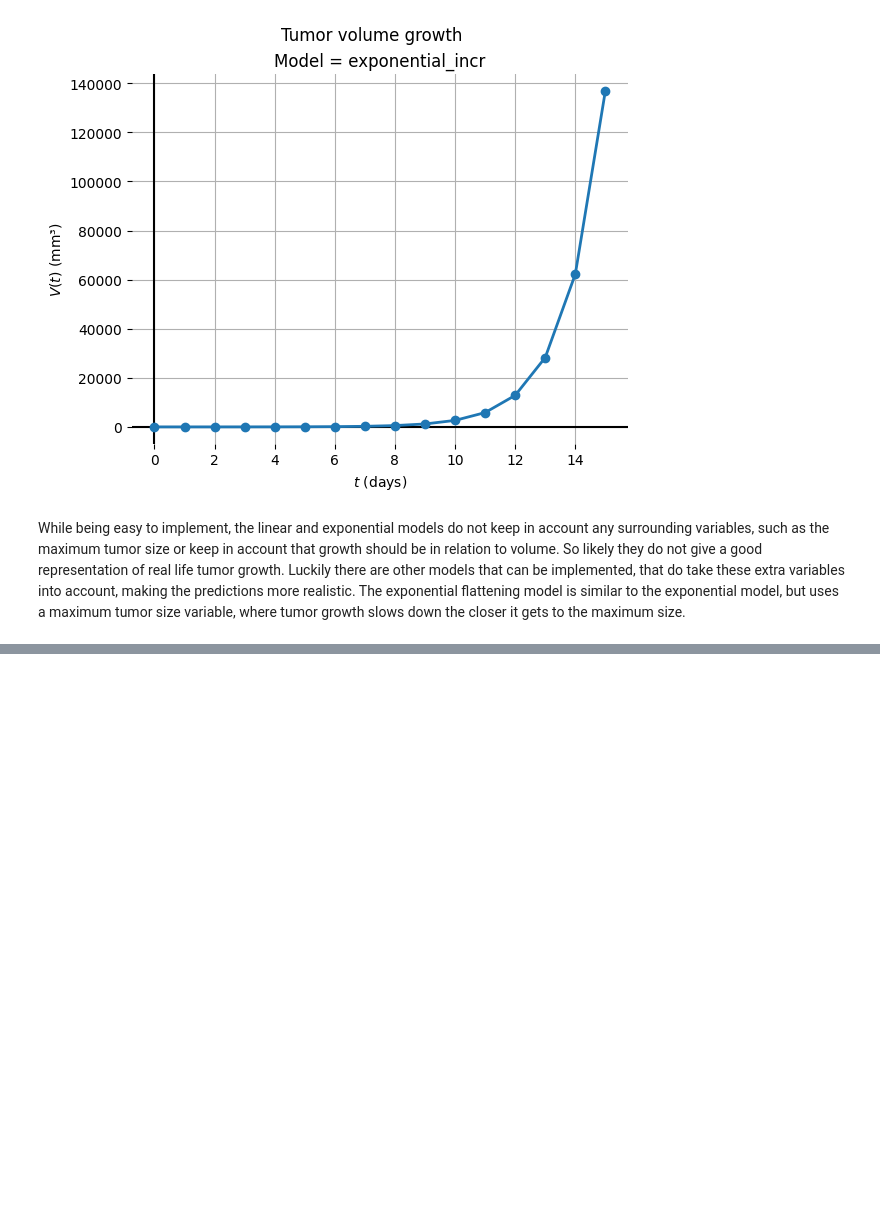
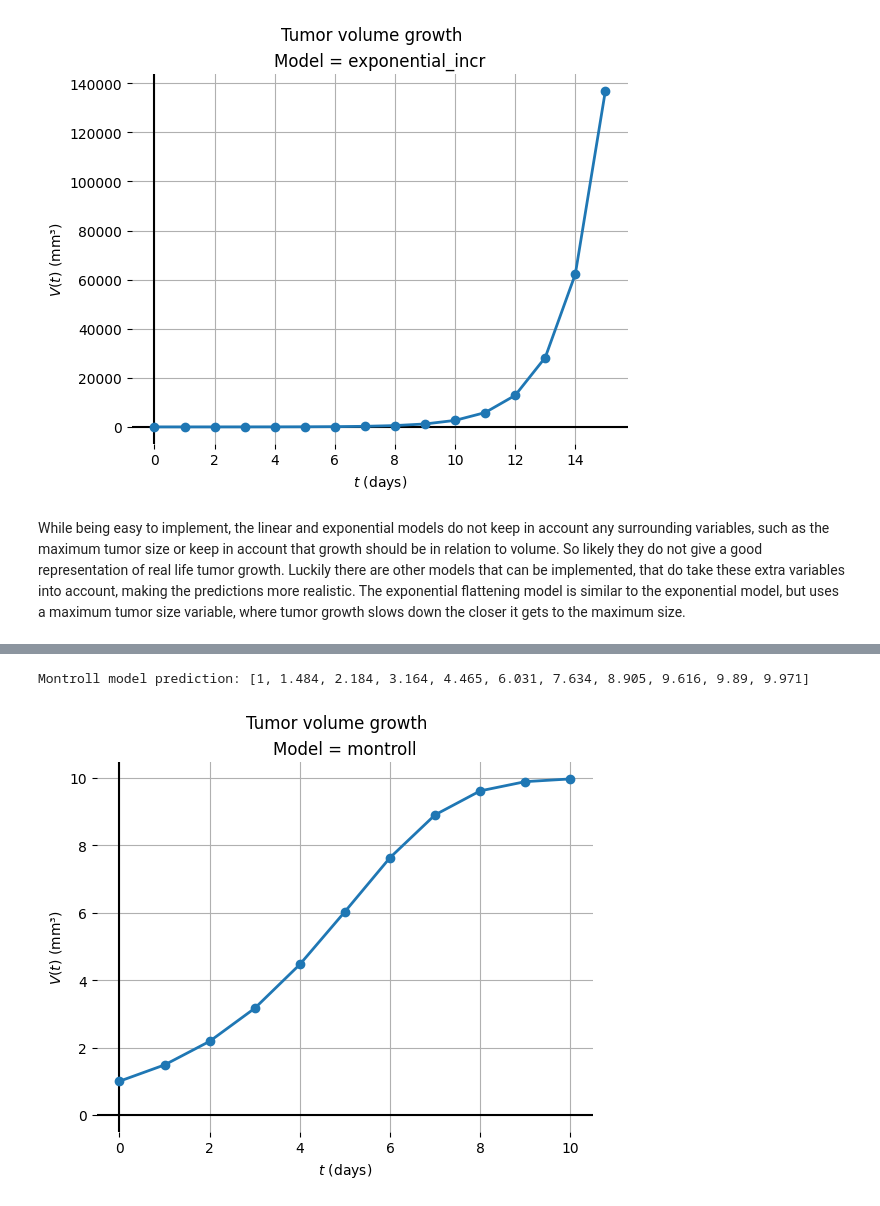
Before and after one commit to YamilaTimmer/dynamic-modelling-of-cancer, a Jupyter notebook: SimulatingCancerGrowth.ipynb, the cells around one changed output, grey strips where cells are left out. Drawn from its saved outputs; the diff is of its cells as text; code cells hidden in the pictures; blank space fills up the shorter version.

```diff
--- a/SimulatingCancerGrowth.ipynb
+++ b/SimulatingCancerGrowth.ipynb
@@ -94,0 +100,16 @@ Mendelsohn model prediction: [1, 2.2, 5.291, 14.151, 42.998, 152.476, 652.535, 3
+# %%
+# Generating prediction according to Montroll growth
+montroll_model = cgm(model = "montroll",
+                       start_size = 1,
+                       t_0 = 0,
+                       t_end = 10,
+                       growth_rate = 0.5,
+                       step_size = 1,
+                       a = 1.5,
+                       max_size = 10)
+montroll_prediction = montroll_model.predict()
+print("Montroll model prediction:", montroll_prediction)
+montroll_model.plot(montroll_prediction)
+# %% [output]
+Montroll model prediction: [1, 1.484, 2.184, 3.164, 4.465, 6.031, 7.634, 8.905, 9.616, 9.89, 9.971]
+[figure, added]
```
Also changed, not shown: parts of 8 cells of this notebook, 1 other file.
